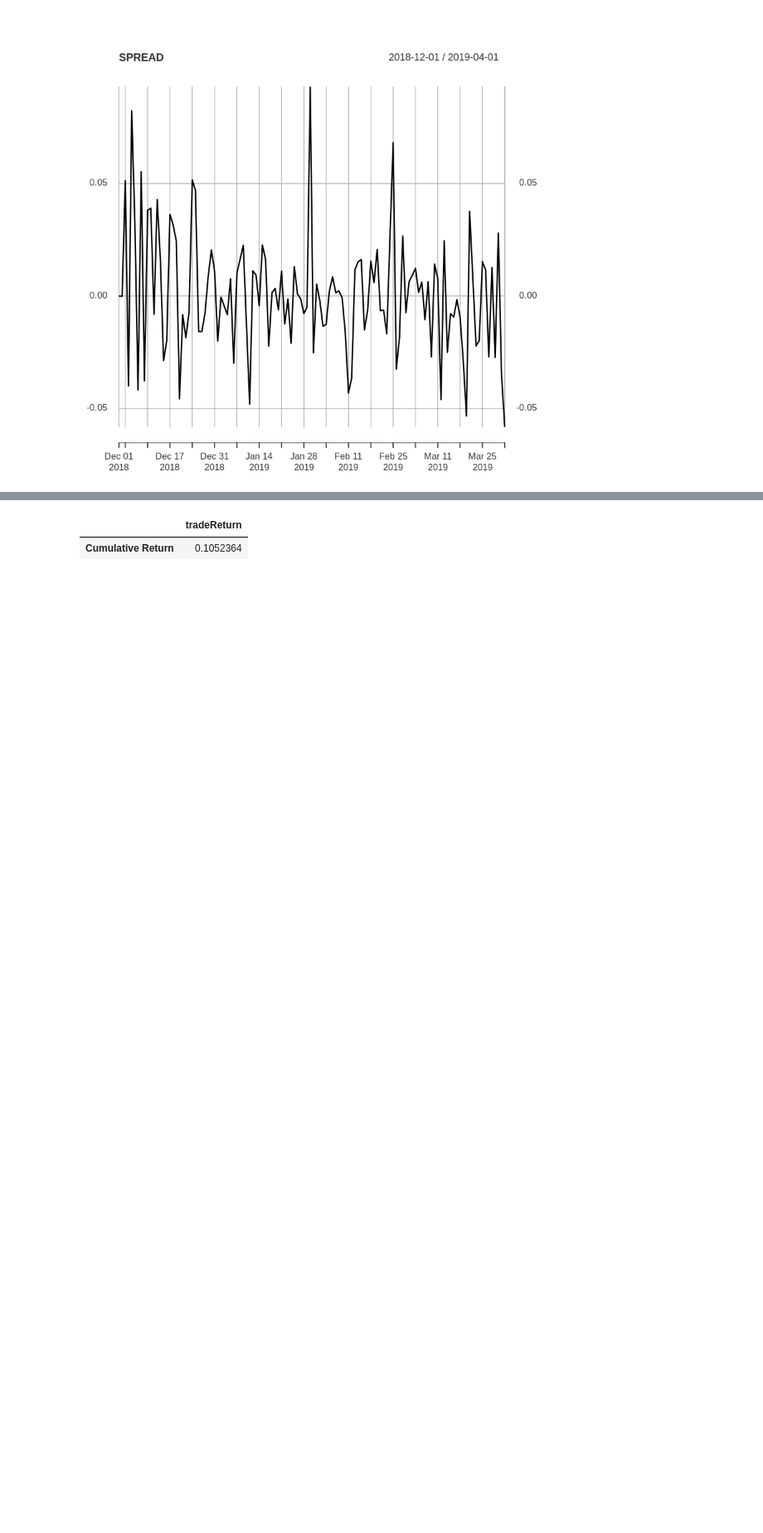
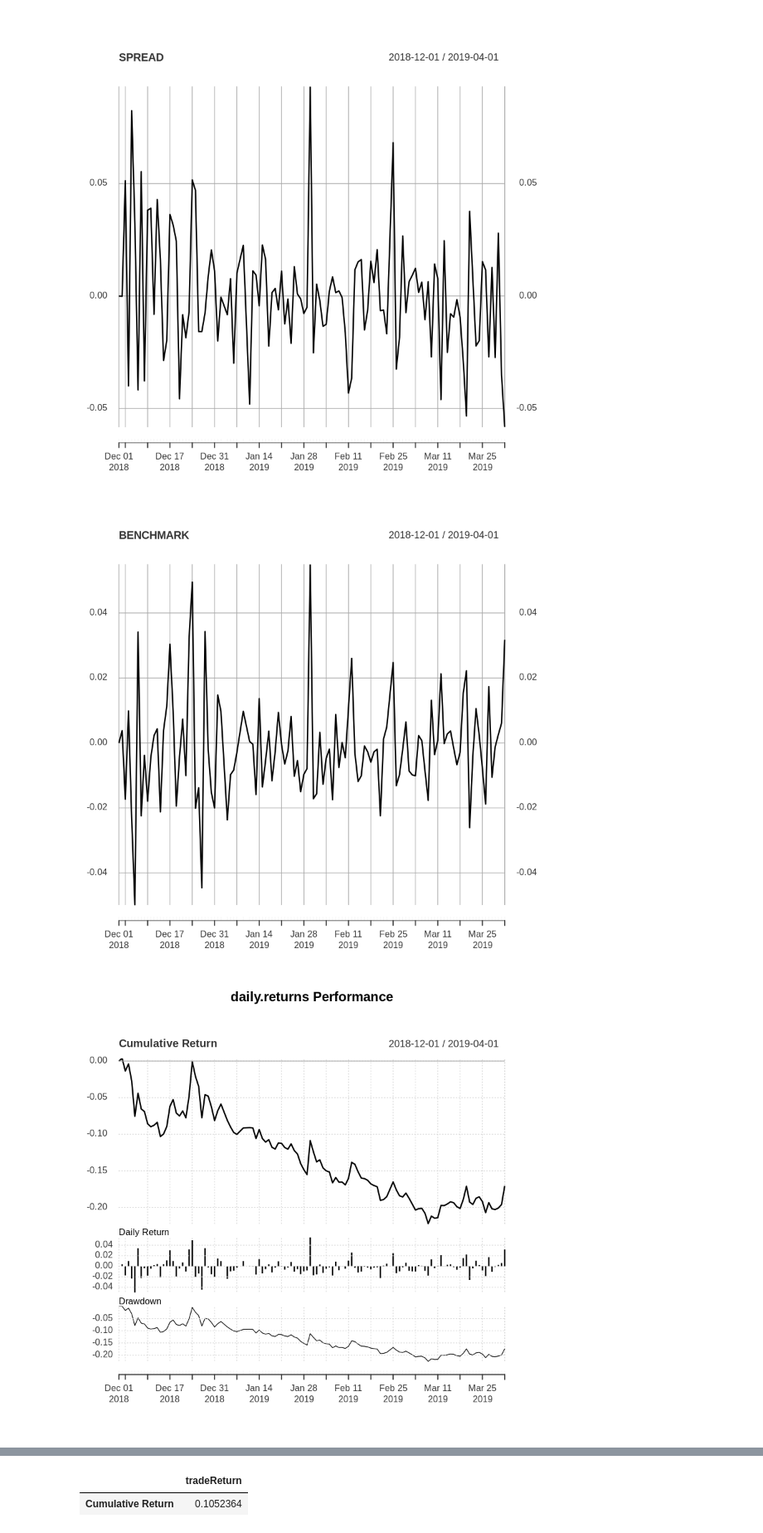
Before and after one commit to yehjxraymond/wqu_econometrics_group_proj, a Jupyter notebook: submission3/Untitled.ipynb, the cells around one changed output, grey strips where cells are left out. Shown at 83% size. Saved outputs shown, nothing was run; the diff lists cells and outputs as text; code cells hidden in the pictures; blank space fills up the shorter version.

```diff
--- a/submission3/Untitled.ipynb
+++ b/submission3/Untitled.ipynb
@@ -200,6 +224,14 @@ SPREAD = XRPXTS_DR - ZECBTS_DR
 plot(SPREAD)
 # %% [output]
 [figure]
+# %%
+# Adding benchmark
+BENCHMARK = (XRPXTS_DR + ZECBTS_DR) / 2
+plot(BENCHMARK)
+charts.PerformanceSummary(na.approx(BENCHMARK))
+# %% [output]
+[figure, added]
+[figure, added]
 # %%
 # Enter when current return spread is 3 standard deviation away
 # and exit when it's 1 standard deviation away
```
Also changed, not shown: parts of 2 cells of this notebook.
